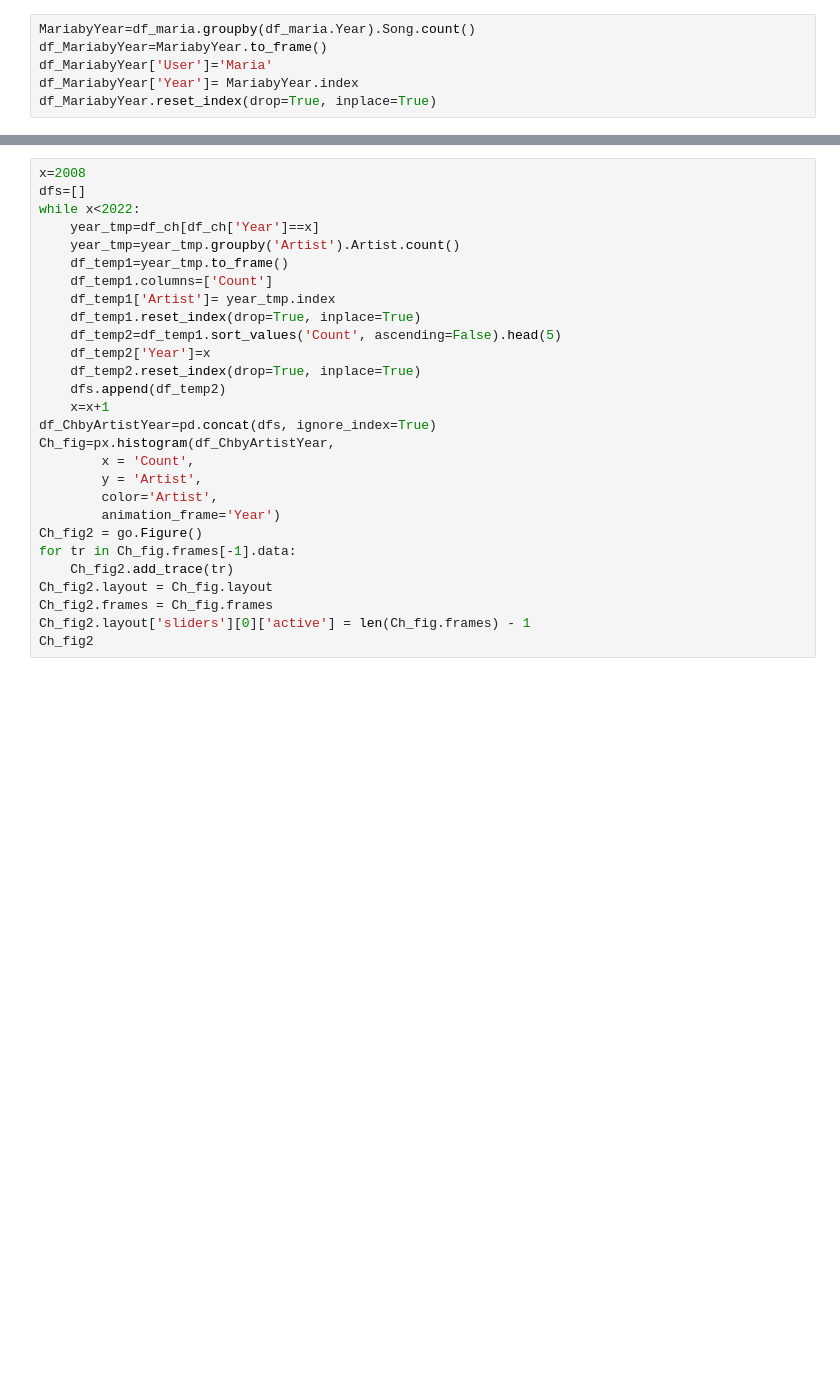
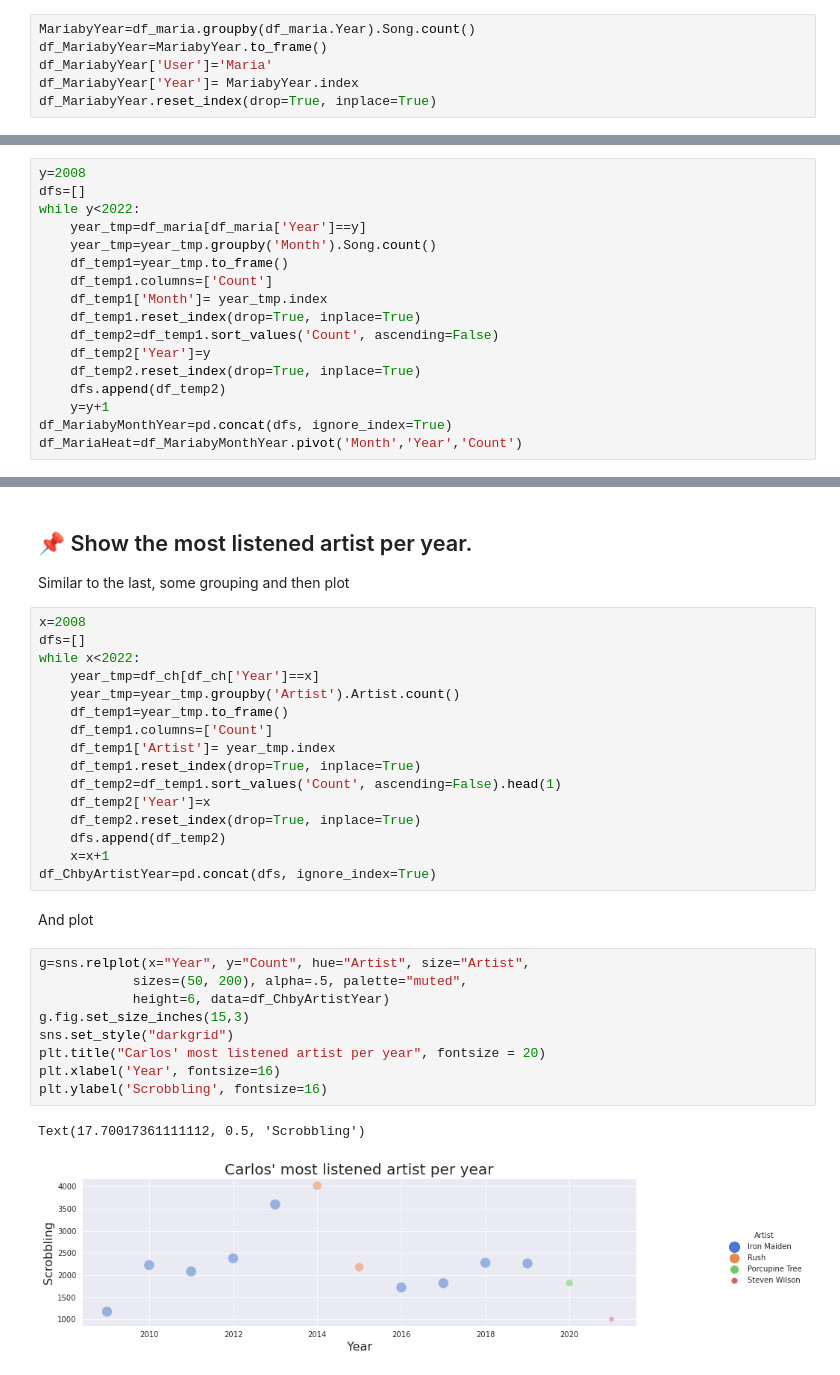
Before and after one commit to chmedinap/my-data-science-practices, a Jupyter notebook: Lastfm-Python-pt2.ipynb, the cells around one changed output, grey strips where cells are left out. Saved outputs shown, nothing was run; the diff lists cells and outputs as text; blank space fills up the shorter version.

Commit message:
Last FM # 2

```diff
--- a/Lastfm-Python-pt2.ipynb
+++ b/Lastfm-Python-pt2.ipynb
@@ -66,0 +175,17 @@ px.line(df_concatenated ,
+# %%
+y=2008
+dfs=[]
+while y<2022:
+    year_tmp=df_maria[df_maria['Year']==y]
+    year_tmp=year_tmp.groupby('Month').Song.count()
+    df_temp1=year_tmp.to_frame()
+    df_temp1.columns=['Count']
+    df_temp1['Month']= year_tmp.index
+    df_temp1.reset_index(drop=True, inplace=True)
+    df_temp2=df_temp1.sort_values('Count', ascending=False)
+    df_temp2['Year']=y
+    df_temp2.reset_index(drop=True, inplace=True)
+    dfs.append(df_temp2)
+    y=y+1
+df_MariabyMonthYear=pd.concat(dfs, ignore_index=True)
+df_MariaHeat=df_MariabyMonthYear.pivot('Month','Year','Count')
@@ -67,3 +225,6 @@ px.line(df_concatenated ,
+# %% [markdown]
+<h2> 📌 Show the most listened artist per year.</h2>
+Similar to the last, some grouping and then plot
 # %%
 x=2008
 dfs=[]
@@ -74,21 +235,23 @@ while x<2022:
     df_temp1.columns=['Count']
     df_temp1['Artist']= year_tmp.index
     df_temp1.reset_index(drop=True, inplace=True)
-    df_temp2=df_temp1.sort_values('Count', ascending=False).head(5)
+    df_temp2=df_temp1.sort_values('Count', ascending=False).head(1)
     df_temp2['Year']=x
     df_temp2.reset_index(drop=True, inplace=True)
     dfs.append(df_temp2)
     x=x+1
 df_ChbyArtistYear=pd.concat(dfs, ignore_index=True)
-Ch_fig=px.histogram(df_ChbyArtistYear,
-        x = 'Count',
-        y = 'Artist',
-        color='Artist',
-        animation_frame='Year')
-Ch_fig2 = go.Figure()
-for tr in Ch_fig.frames[-1].data:
-    Ch_fig2.add_trace(tr)
-Ch_fig2.layout = Ch_fig.layout
-Ch_fig2.frames = Ch_fig.frames
-Ch_fig2.layout['sliders'][0]['active'] = len(Ch_fig.frames) - 1
-Ch_fig2
+# %% [markdown]
+And plot
+# %%
+g=sns.relplot(x="Year", y="Count", hue="Artist", size="Artist",
+            sizes=(50, 200), alpha=.5, palette="muted",
+            height=6, data=df_ChbyArtistYear)
+g.fig.set_size_inches(15,3)
+sns.set_style("darkgrid")
+plt.title("Carlos' most listened artist per year", fontsize = 20)
+plt.xlabel('Year', fontsize=16)
+plt.ylabel('Scrobbling', fontsize=16)
+# %% [output]
+Text(17.70017361111112, 0.5, 'Scrobbling')
+[figure, added]
```
Also changed, not shown: parts of 43 cells of this notebook.
